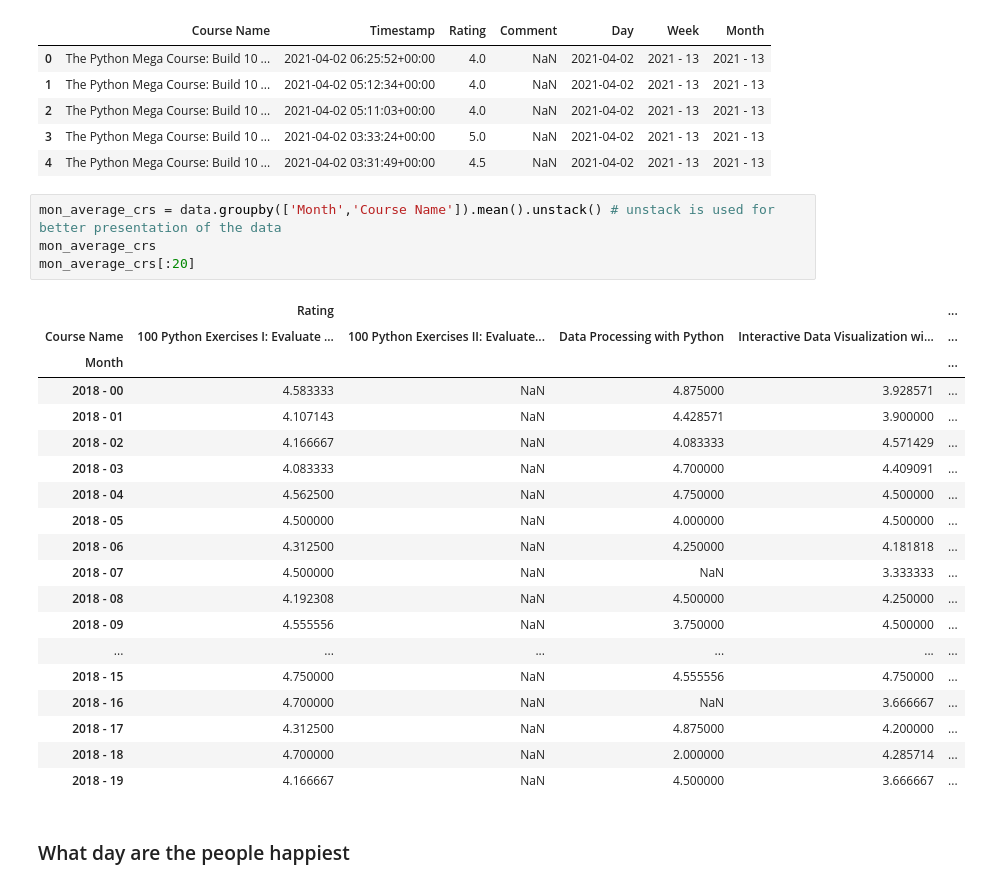
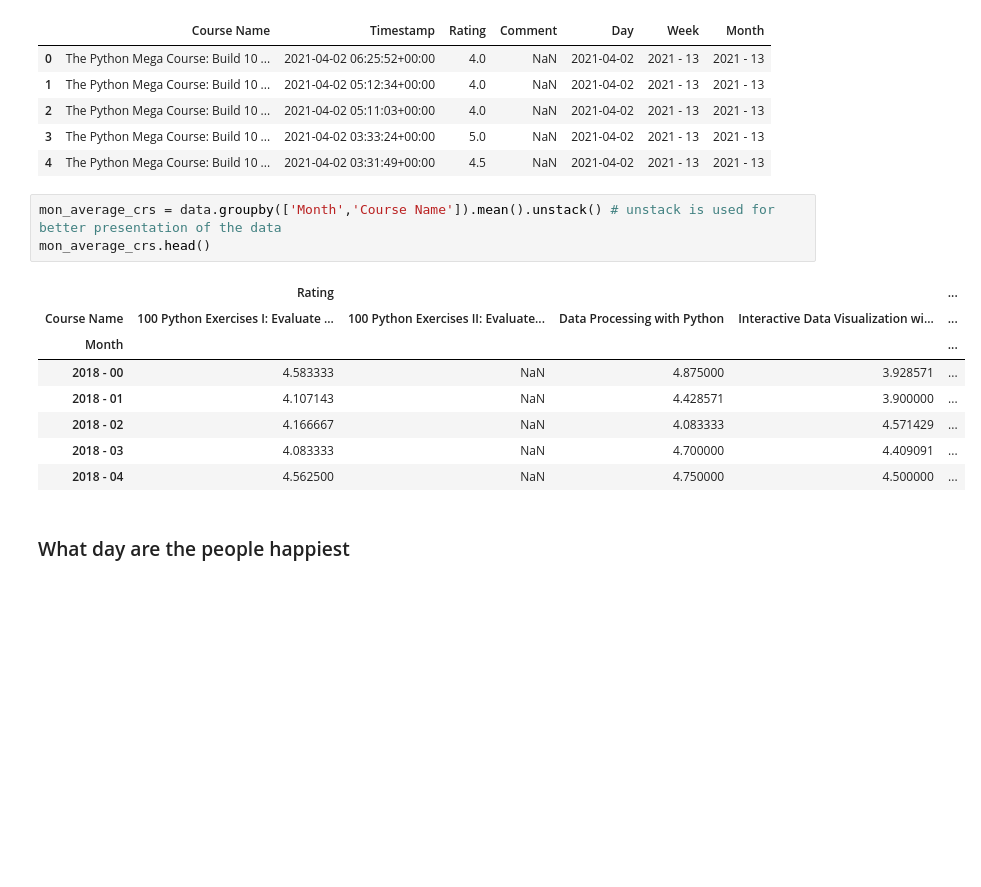
Before and after one commit to ajaymenon18/Data-Analysis-and-Visualisation-Project, a Jupyter notebook: Untitled.ipynb, the cells around one changed output. Drawn from its saved outputs; the diff is of its cells as text; blank space fills up the shorter version.

```diff
--- a/Untitled.ipynb
+++ b/Untitled.ipynb
@@ -155,28 +155,16 @@ data.head()
 | 4 | The Python Mega Course: Build 10 ... | 2021-04-02 03:31:49+00:00 | 4.5 | NaN | 2021-04-02 | 2021 - 13 | 2021 - 13 |
 # %%
 mon_average_crs = data.groupby(['Month','Course Name']).mean().unstack() # unstack is used for better presentation of the data
-mon_average_crs
-mon_average_crs[:20]
+mon_average_crs.head()
 # %% [output]
 |  | Rating |  |  |  | ... |
 | Course Name | 100 Python Exercises I: Evaluate ... | 100 Python Exercises II: Evaluate... | Data Processing with Python | Interactive Data Visualization wi... | ... |
 | Month |  |  |  |  | ... |
 | 2018 - 00 | 4.583333 | NaN | 4.875000 | 3.928571 | ... |
 | 2018 - 01 | 4.107143 | NaN | 4.428571 | 3.900000 | ... |
 | 2018 - 02 | 4.166667 | NaN | 4.083333 | 4.571429 | ... |
 | 2018 - 03 | 4.083333 | NaN | 4.700000 | 4.409091 | ... |
 | 2018 - 04 | 4.562500 | NaN | 4.750000 | 4.500000 | ... |
-| 2018 - 05 | 4.500000 | NaN | 4.000000 | 4.500000 | ... |
-| 2018 - 06 | 4.312500 | NaN | 4.250000 | 4.181818 | ... |
-| 2018 - 07 | 4.500000 | NaN | NaN | 3.333333 | ... |
-| 2018 - 08 | 4.192308 | NaN | 4.500000 | 4.250000 | ... |
-| 2018 - 09 | 4.555556 | NaN | 3.750000 | 4.500000 | ... |
-| ... | ... | ... | ... | ... | ... |
-| 2018 - 15 | 4.750000 | NaN | 4.555556 | 4.750000 | ... |
-| 2018 - 16 | 4.700000 | NaN | NaN | 3.666667 | ... |
-| 2018 - 17 | 4.312500 | NaN | 4.875000 | 4.200000 | ... |
-| 2018 - 18 | 4.700000 | NaN | 2.000000 | 4.285714 | ... |
-| 2018 - 19 | 4.166667 | NaN | 4.500000 | 3.666667 | ... |
 # %% [markdown]
 ### What day are the people happiest
 # %%
```
Also changed, not shown: 9 other files.
